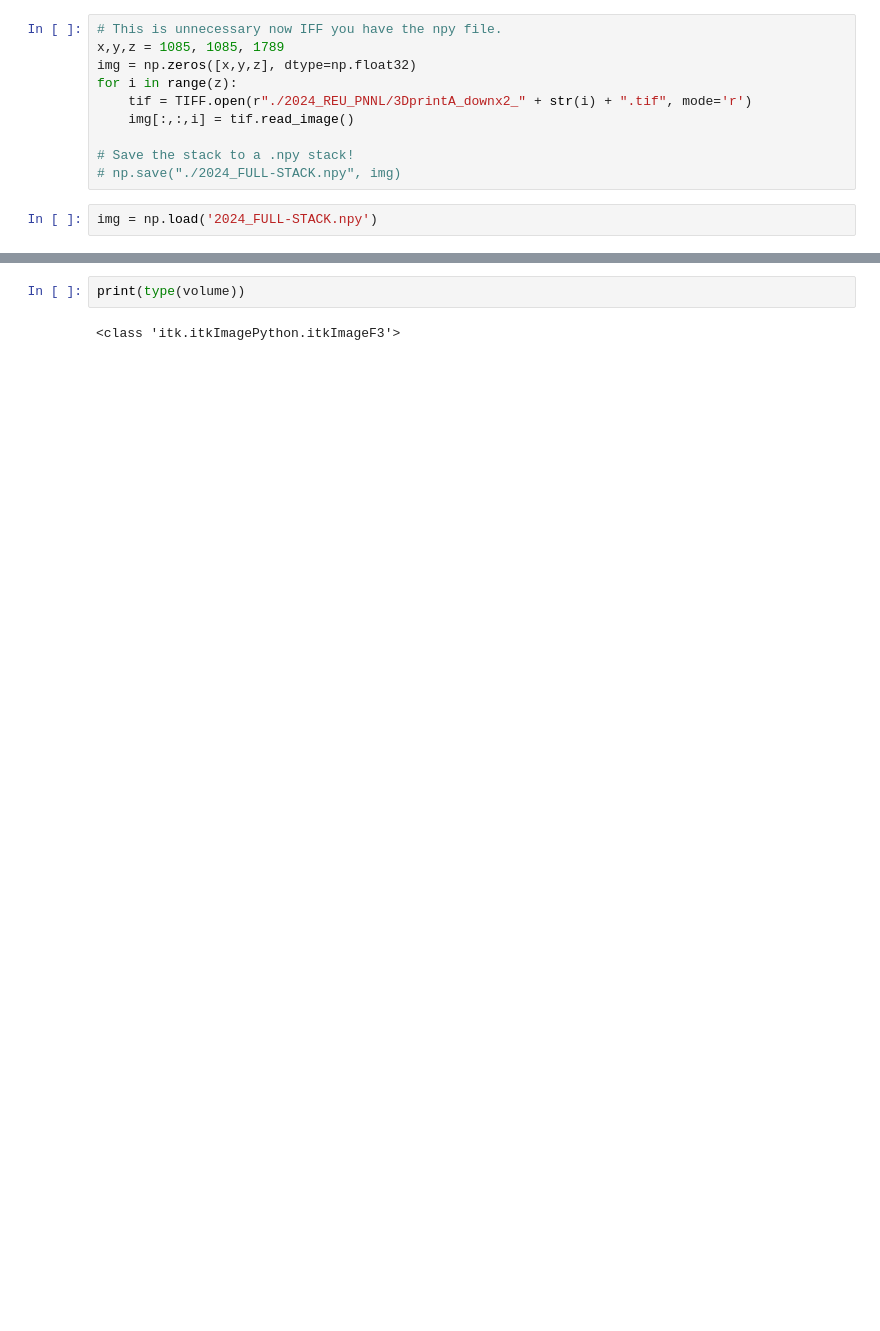
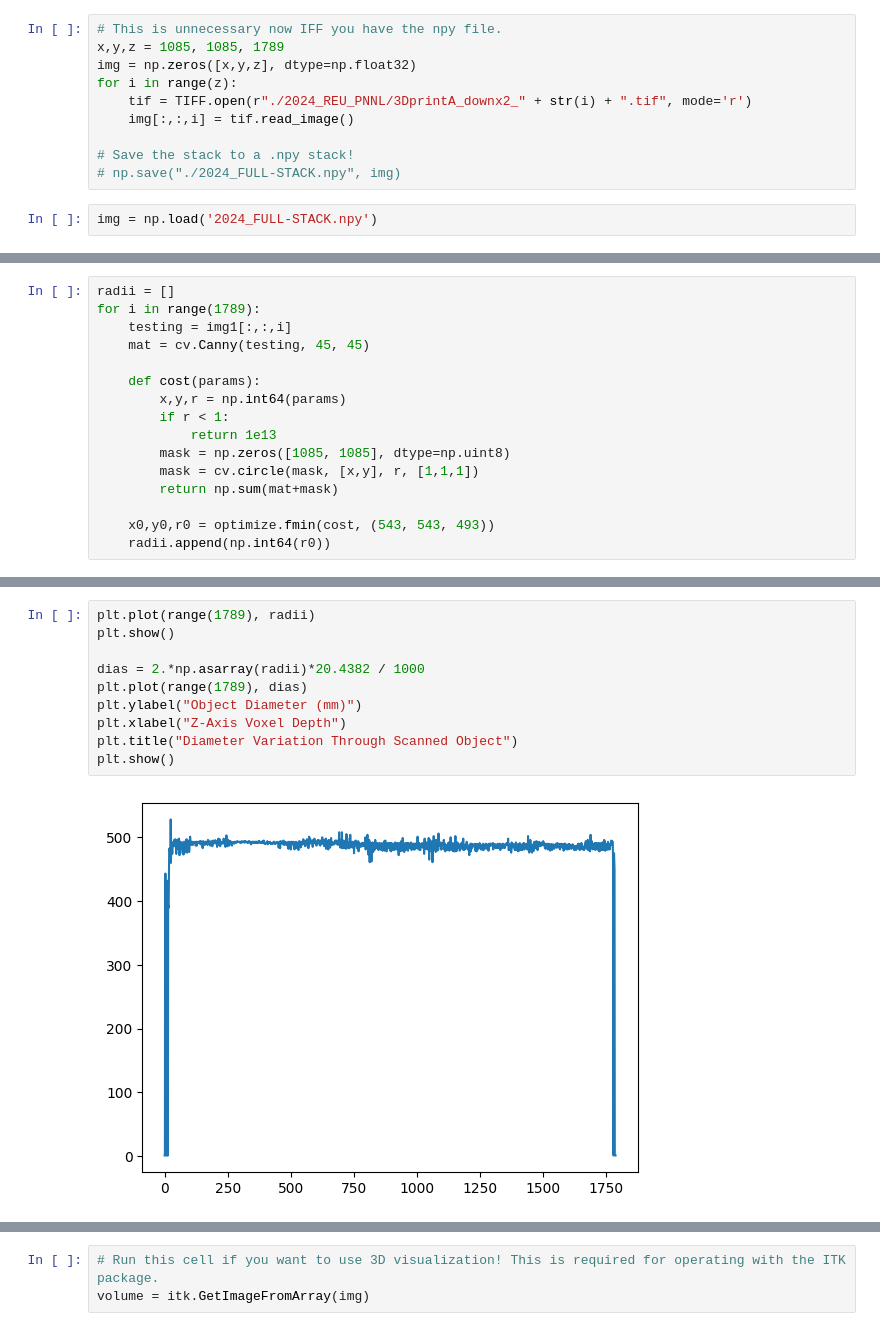
Before and after one commit to tpasfieldERAU/MA390-490_PNNL, a Jupyter notebook: datavis.ipynb, the cells around one changed output, grey strips where cells are left out. Saved outputs shown, nothing was run; the diff lists cells and outputs as text; blank space fills up the shorter version.

```diff
--- a/datavis.ipynb
+++ b/datavis.ipynb
@@ -43,0 +97,16 @@ volume = itk.imread(imageSet)
+# %%
+radii = []
+for i in range(1789):
+    testing = img1[:,:,i]
+    mat = cv.Canny(testing, 45, 45)
+
+    def cost(params):
+        x,y,r = np.int64(params)
+        if r < 1:
+            return 1e13
+        mask = np.zeros([1085, 1085], dtype=np.uint8)
+        mask = cv.circle(mask, [x,y], r, [1,1,1])
+        return np.sum(mat+mask)
+
+    x0,y0,r0 = optimize.fmin(cost, (543, 543, 493))
+    radii.append(np.int64(r0))
@@ -43,0 +131,12 @@ volume = itk.imread(imageSet)
+# %%
+plt.plot(range(1789), radii)
+plt.show()
+
+dias = 2.*np.asarray(radii)*20.4382 / 1000
+plt.plot(range(1789), dias)
+plt.ylabel("Object Diameter (mm)")
+plt.xlabel("Z-Axis Voxel Depth")
+plt.title("Diameter Variation Through Scanned Object")
+plt.show()
+# %% [output]
+[figure, added]
@@ -44,5 +144,4 @@ volume = itk.imread(imageSet)
 # %%
-print(type(volume))
+# Run this cell if you want to use 3D visualization! This is required for operating with the ITK package.
+volume = itk.GetImageFromArray(img)
-# %% [output]
-<class 'itk.itkImagePython.itkImageF3'>
 # %%
```
Also changed, not shown: parts of 12 cells of this notebook.
